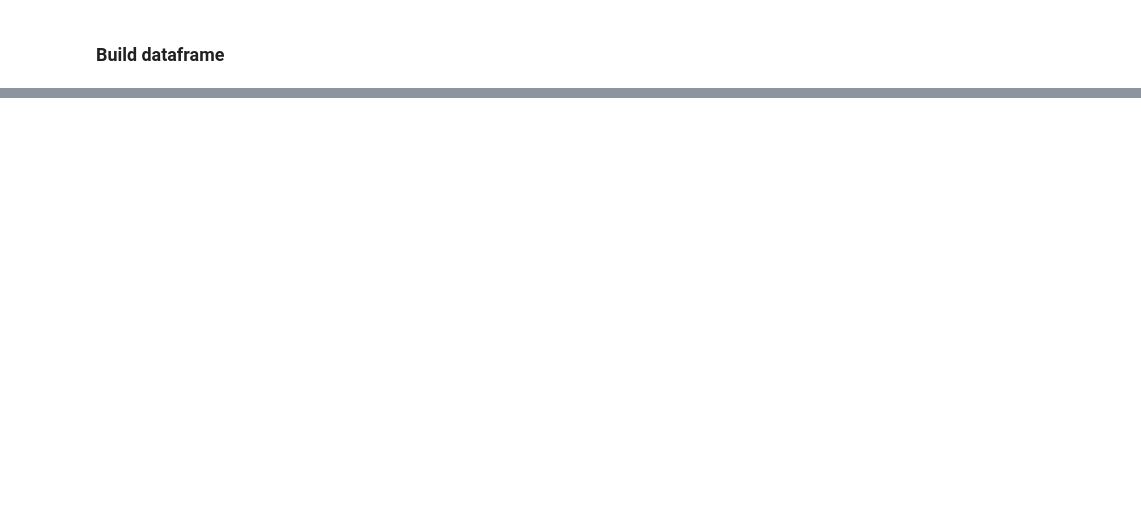
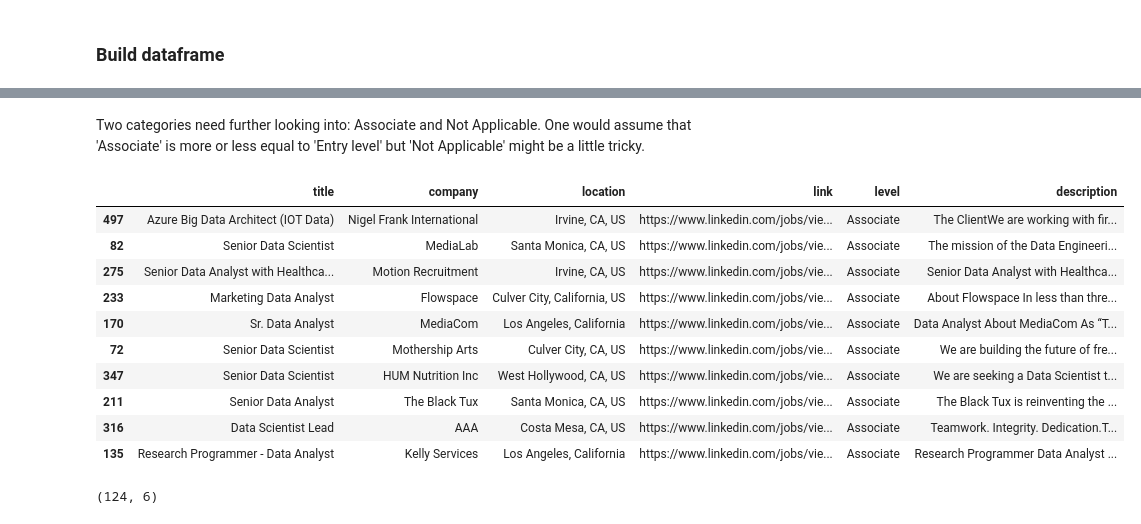
Before and after one commit to 26Jinx/SieveJobs, a Jupyter notebook: LinkedIn_Jobs_Data.ipynb, the cells around one changed output, grey strips where cells are left out. Saved outputs shown, nothing was run; the diff lists cells and outputs as text; code cells hidden in the pictures; blank space fills up the shorter version.

Commit message:
exploring data

```diff
--- a/LinkedIn_Jobs_Data.ipynb
+++ b/LinkedIn_Jobs_Data.ipynb
@@ -111,6 +111,8 @@ def sieve_page(html):
 # let's combine the functions to do all processes in one fell swoop
 # takes the total number of jobs to scrape as the argument
 def sieve_all_pages(desired_num_of_jobs):
+    global COUNT
+    COUNT = 0
     start = time.time()
     list_pos = 0
     sieved_list = []
@@ -144,5 +146,6 @@ def sieve_all_pages(desired_num_of_jobs):
 
     return sieved_list
 
-my_jobs = sieve_all_pages(100)
+
+my_jobs = sieve_all_pages(500)
 # %% [output]
@@ -171,0 +189,22 @@ profile
+# %% [markdown]
+Two categories need further looking into: Associate and Not Applicable. One would assume that 'Associate' is more or less equal to 'Entry level' but 'Not Applicable' might be a little tricky.
+# %%
+# let's separate these out and see if we can tell
+df_assoc = df.loc[df['level'] == 'Associate']
+df_assoc.sample(10)
+# %% [output]
+|  | title | company | location | link | level | description |
+| 497 | Azure Big Data Architect (IOT Data) | Nigel Frank International | Irvine, CA, US | https://www.linkedin.com/jobs/vie... | Associate | The ClientWe are working with fir... |
+| 82 | Senior Data Scientist | MediaLab | Santa Monica, CA, US | https://www.linkedin.com/jobs/vie... | Associate | The mission of the Data Engineeri... |
+| 275 | Senior Data Analyst with Healthca... | Motion Recruitment | Irvine, CA, US | https://www.linkedin.com/jobs/vie... | Associate | Senior Data Analyst with Healthca... |
+| 233 | Marketing Data Analyst | Flowspace | Culver City, California, US | https://www.linkedin.com/jobs/vie... | Associate | About Flowspace In less than thre... |
+| 170 | Sr. Data Analyst | MediaCom | Los Angeles, California | https://www.linkedin.com/jobs/vie... | Associate | Data Analyst About MediaCom As “T... |
+| 72 | Senior Data Scientist | Mothership Arts | Culver City, CA, US | https://www.linkedin.com/jobs/vie... | Associate | We are building the future of fre... |
+| 347 | Senior Data Scientist | HUM Nutrition Inc | West Hollywood, CA, US | https://www.linkedin.com/jobs/vie... | Associate | We are seeking a Data Scientist t... |
+| 211 | Senior Data Analyst | The Black Tux | Santa Monica, CA, US | https://www.linkedin.com/jobs/vie... | Associate | The Black Tux is reinventing the ... |
+| 316 | Data Scientist Lead | AAA | Costa Mesa, CA, US | https://www.linkedin.com/jobs/vie... | Associate | Teamwork. Integrity. Dedication.T... |
+| 135 | Research Programmer - Data Analyst | Kelly Services | Los Angeles, California | https://www.linkedin.com/jobs/vie... | Associate | Research Programmer Data Analyst ... |
+# %%
+df_assoc.shape
+# %% [output]
+(124, 6)
```
Also changed, not shown: parts of 12 cells of this notebook.
